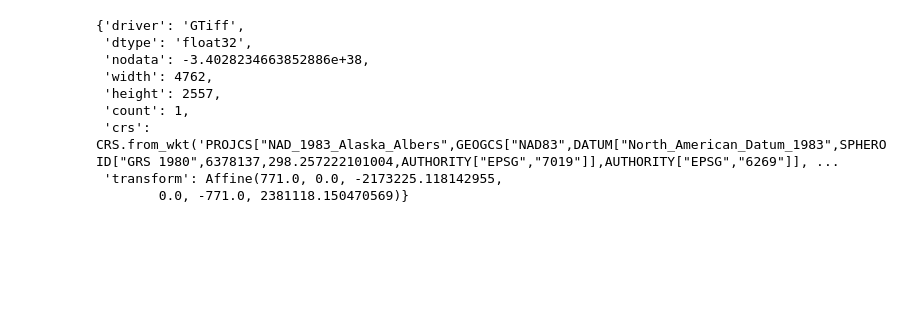
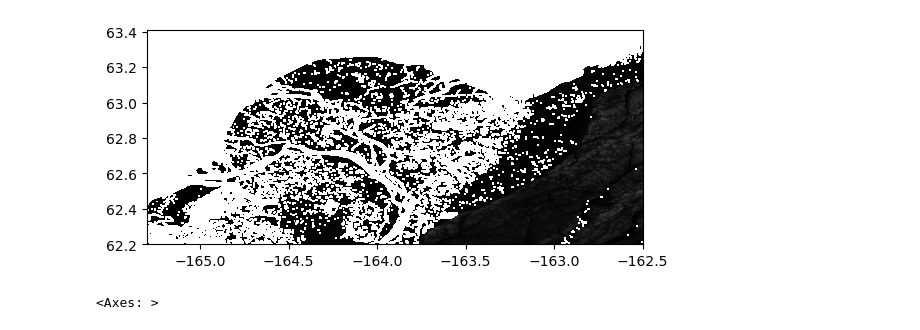
Before and after one commit to cmanna75/wildfire_susceptibility, a Jupyter notebook: Wildfire_Susceptibility.ipynb, the cells around one changed output. Drawn from its saved outputs; the diff is of its cells as text; code cells hidden in the pictures; blank space fills up the shorter version.

```diff
--- a/Wildfire_Susceptibility.ipynb
+++ b/Wildfire_Susceptibility.ipynb
@@ -41,12 +18,8 @@ show(Annual_Temp)
-# %%
-Annual_Temp.meta
-# %% [output]
-{'driver': 'GTiff',
- 'dtype': 'float32',
- 'nodata': -3.4028234663852886e+38,
- 'width': 4762,
- 'height': 2557,
- 'count': 1,
- 'crs': CRS.from_wkt('PROJCS["NAD_1983_Alaska_Albers",GEOGCS["NAD83",DATUM["North_American_Datum_1983",SPHEROID["GRS 1980",6378137,298.257222101004,AUTHORITY["EPSG","7019"]],AUTHORITY["EPSG","6269"]], ...
- 'transform': Affine(771.0, 0.0, -2173225.118142955,
-        0.0, -771.0, 2381118.150470569)}
+# %%
+#import YkDelta Slope
+Slope = rio.open("Data/slope.tif")
+show(Slope,cmap = 'gray',vmin=0,vmax=90)
+Slope_arr = Slope.read(1)
+# %% [output]
+[figure, added]
+<Axes: >
```
Also changed, not shown: parts of 12 cells of this notebook.
